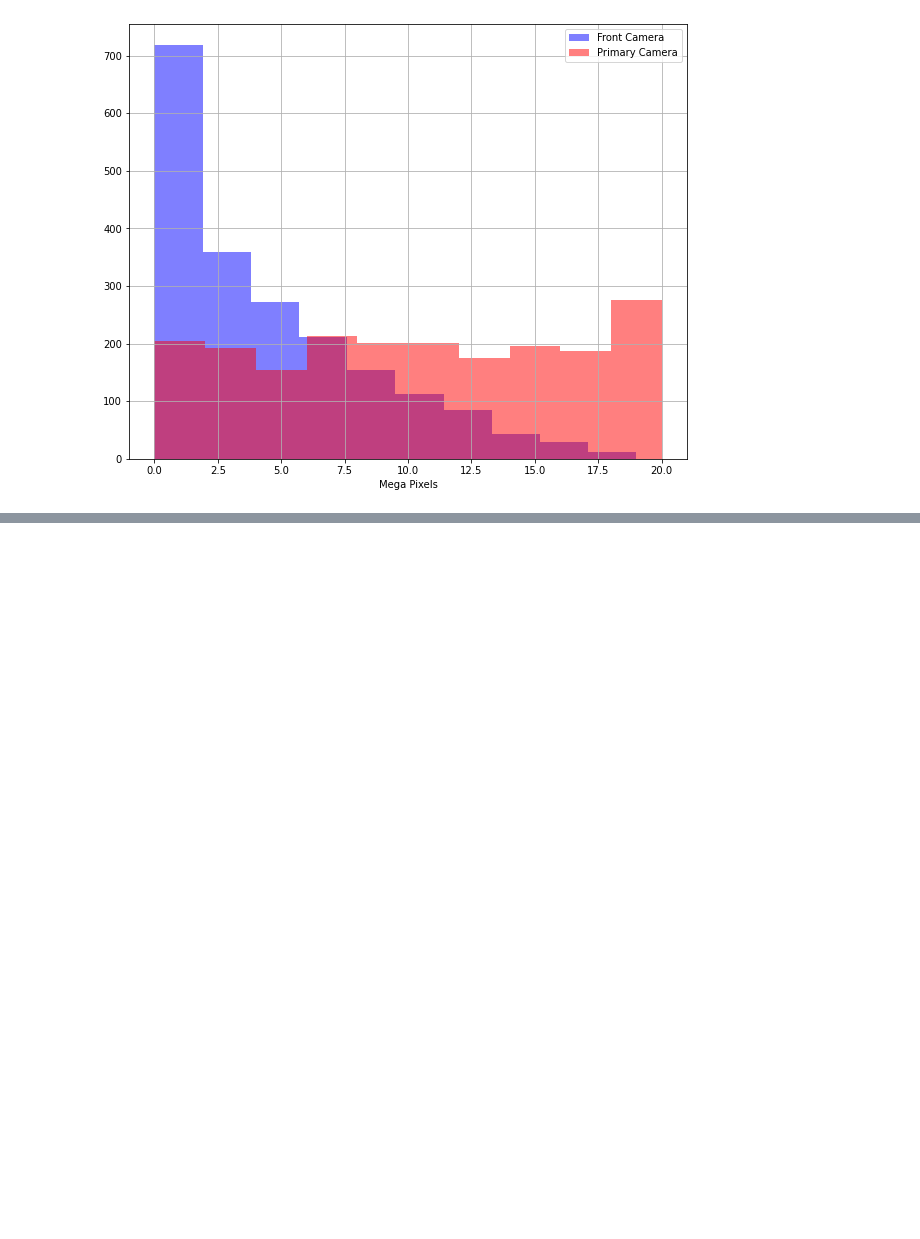
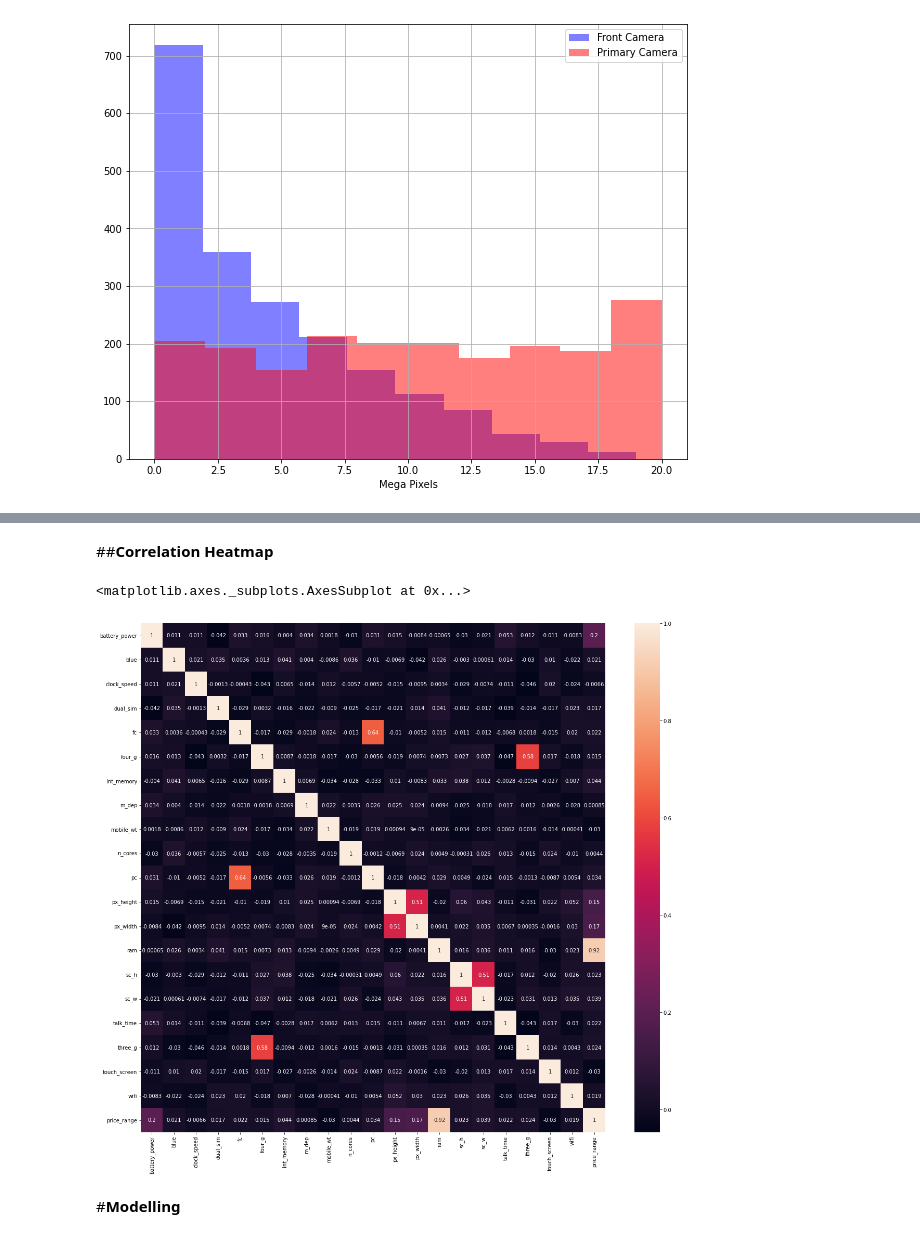
Before and after one commit to ShreedarshM/Mobile-Price-Range-Prediction, a Jupyter notebook: Mobile_Price_Range_Prediction.ipynb, the cells around one changed output, grey strips where cells are left out. Saved outputs shown, nothing was run; the diff lists cells and outputs as text; code cells hidden in the pictures; blank space fills up the shorter version.

```diff
--- a/Mobile_Price_Range_Prediction.ipynb
+++ b/Mobile_Price_Range_Prediction.ipynb
@@ -228,0 +240,11 @@ Text(0.5, 0, 'Mega Pixels')
+# %% [markdown]
+##<b>Correlation Heatmap
+# %%
+plt.figure(figsize=(20,18))
+correlation = df.corr()
+sns.heatmap(correlation,annot=True)
+# %% [output]
+<matplotlib.axes._subplots.AxesSubplot at 0x...>
+[figure, added]
+# %% [markdown]
+#<B>Modelling
```
Also changed, not shown: parts of 21 cells of this notebook.
